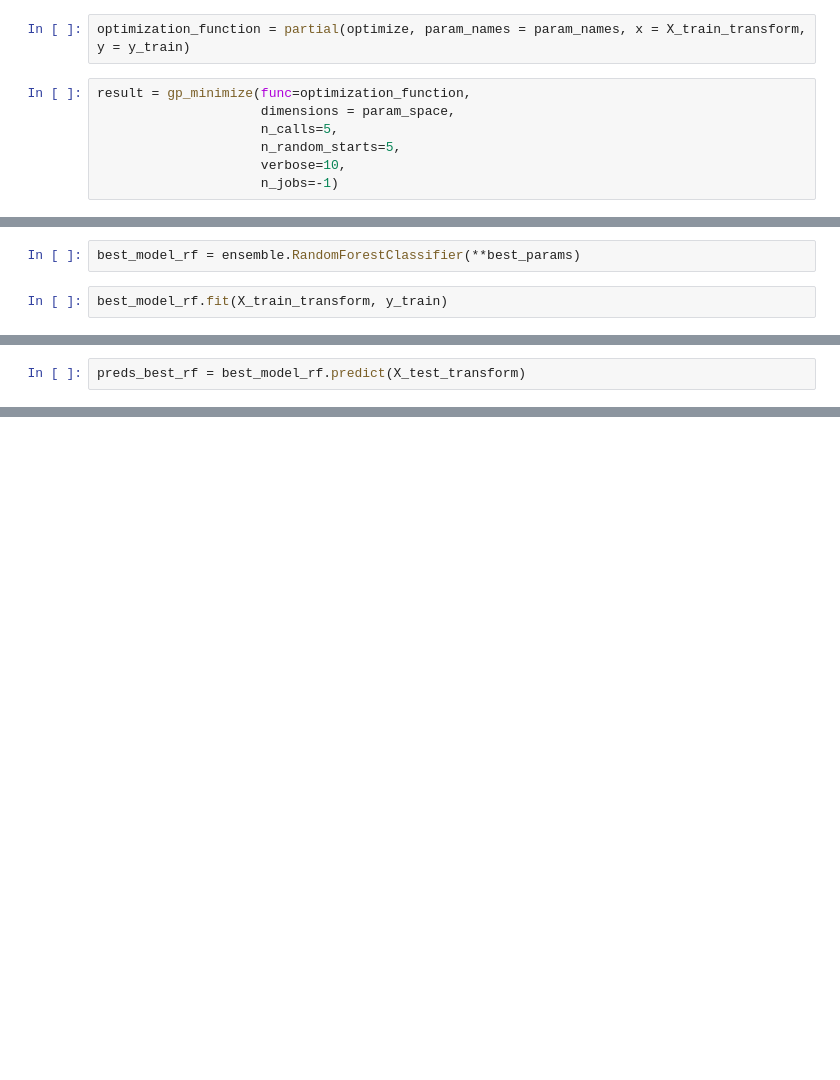
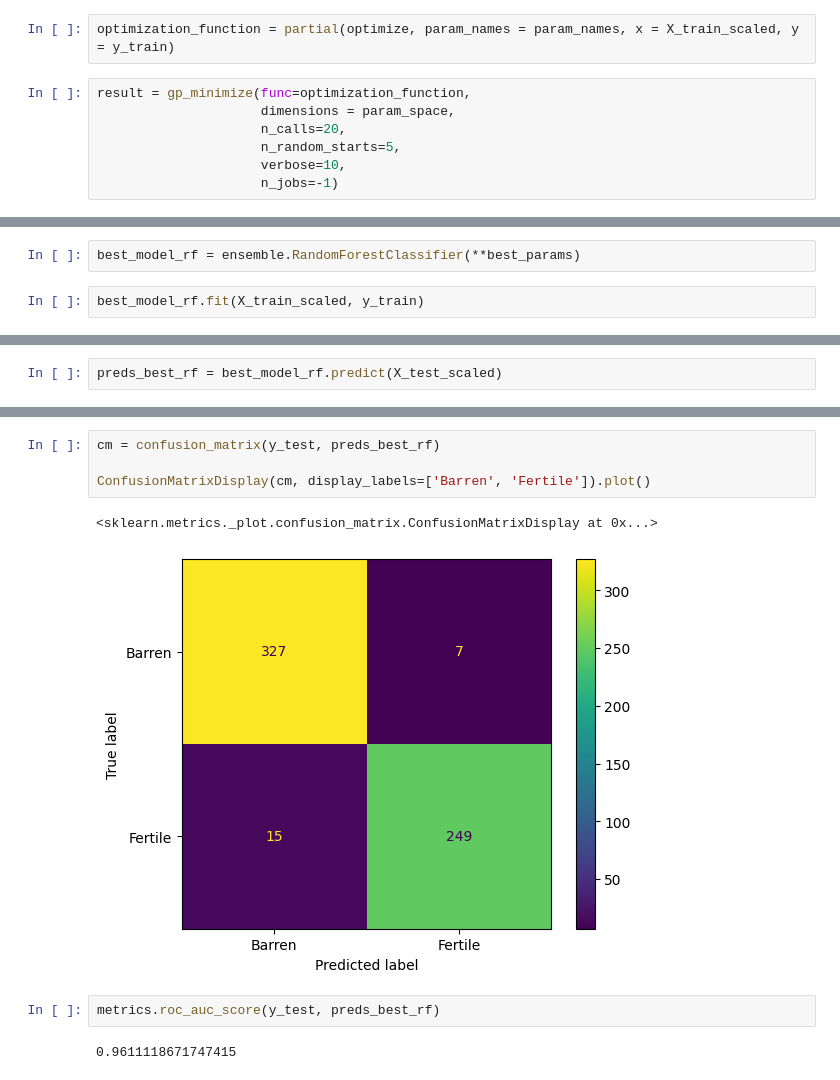
Before and after one commit to phaniram05/zircon-fertility-dsc, a Jupyter notebook: models/Random Forest.ipynb, the cells around one changed output, grey strips where cells are left out. Saved outputs shown, nothing was run; the diff lists cells and outputs as text; blank space fills up the shorter version.

```diff
--- a/models/Random Forest.ipynb
+++ b/models/Random Forest.ipynb
@@ -224,11 +266,11 @@ param_space = [
 # %%
 param_names = ['max_depth', 'n_estimators', 'criterion',  'max_features']
 # %%
-optimization_function = partial(optimize, param_names = param_names, x = X_train_transform, y = y_train)
+optimization_function = partial(optimize, param_names = param_names, x = X_train_scaled, y = y_train)
 # %%
 result = gp_minimize(func=optimization_function,
                      dimensions = param_space,
-                     n_calls=5,
+                     n_calls=20,
                      n_random_starts=5,
                      verbose=10,
                      n_jobs=-1)
@@ -274,5 +300,5 @@ print(best_params)
 # %%
 best_model_rf = ensemble.RandomForestClassifier(**best_params)
 # %%
-best_model_rf.fit(X_train_transform, y_train)
+best_model_rf.fit(X_train_scaled, y_train)
 # %% [output]
@@ -281,3 +307,3 @@ RandomForestClassifier(criterion='entropy', max_depth=12, max_features='log2',
 # %%
-preds_best_rf = best_model_rf.predict(X_test_transform)
+preds_best_rf = best_model_rf.predict(X_test_scaled)
 # %%
@@ -286,0 +326,11 @@ Accuracy using Bayesian Optimization:  0.94
+# %%
+cm = confusion_matrix(y_test, preds_best_rf)
+
+ConfusionMatrixDisplay(cm, display_labels=['Barren', 'Fertile']).plot()
+# %% [output]
+<sklearn.metrics._plot.confusion_matrix.ConfusionMatrixDisplay at 0x...>
+[figure, added]
+# %%
+metrics.roc_auc_score(y_test, preds_best_rf)
+# %% [output]
+0.9611118671747415
```
Also changed, not shown: parts of 39 cells of this notebook, 1 other file.
